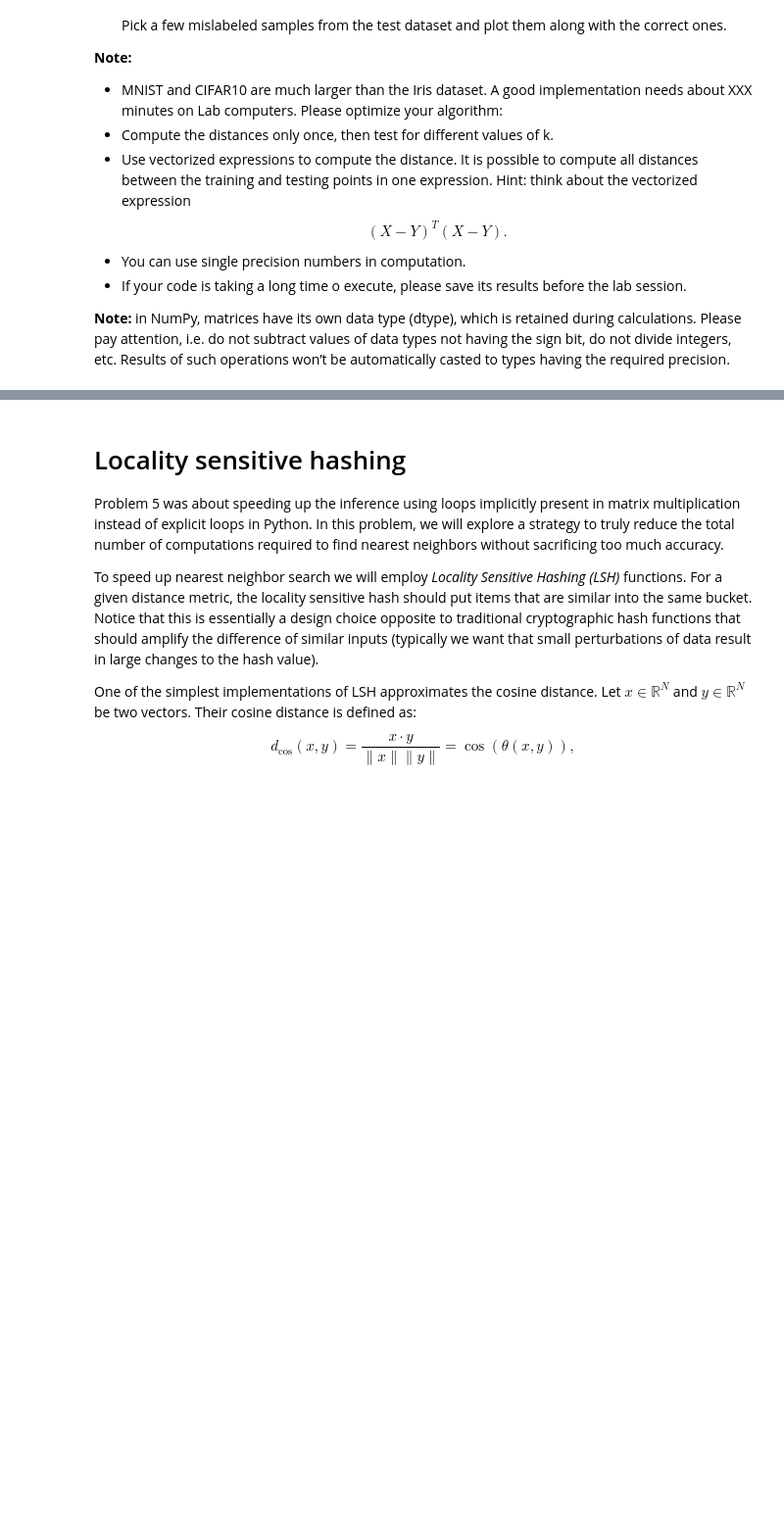
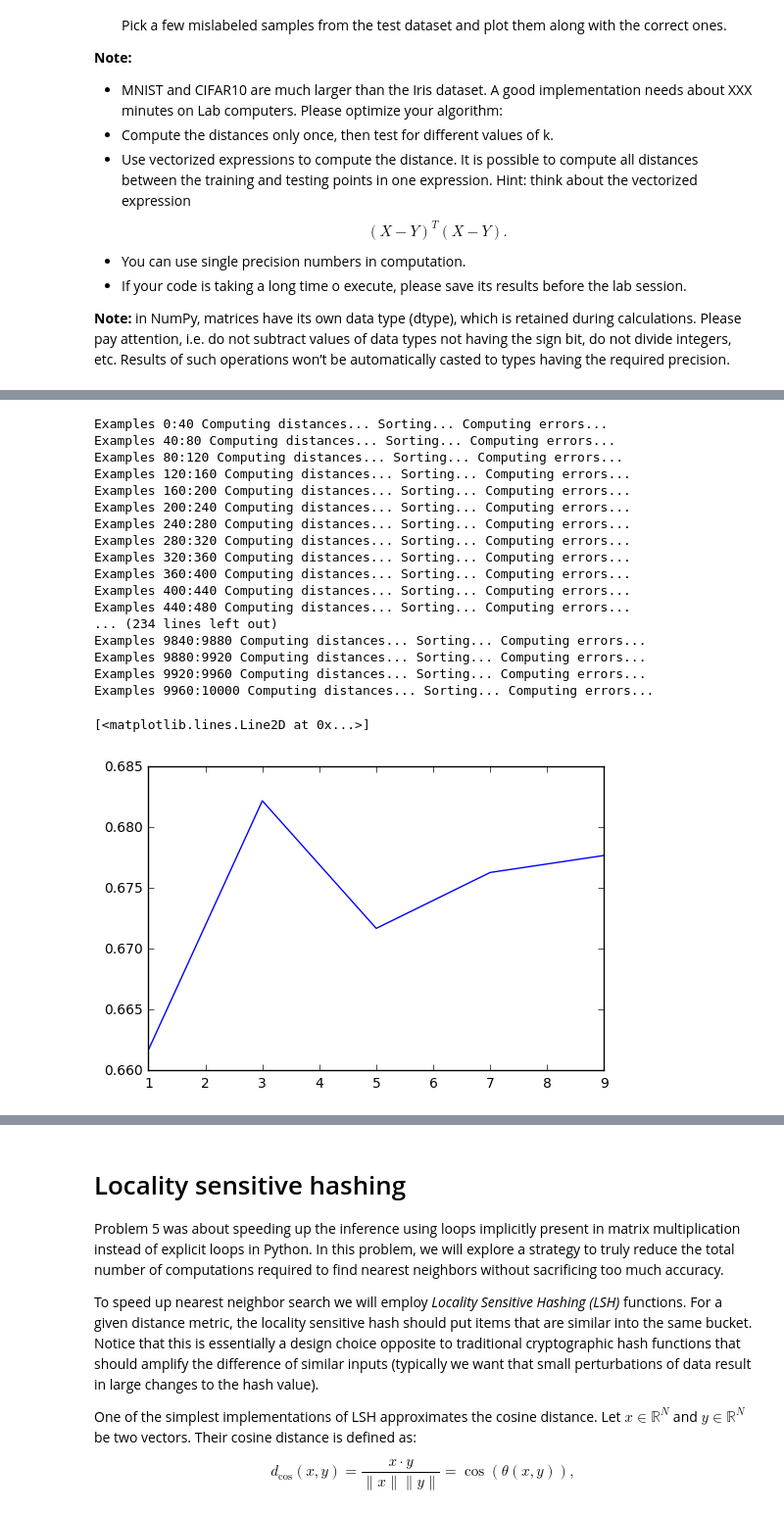
Before and after one commit to zyks/nn_assignments, a Jupyter notebook: assignment1/Assignment1.ipynb, the cells around one changed output, grey strips where cells are left out. Shown at 98% size. Saved outputs shown, nothing was run; the diff lists cells and outputs as text; code cells hidden in the pictures; blank space fills up the shorter version.

```diff
--- a/assignment1/Assignment1.ipynb
+++ b/assignment1/Assignment1.ipynb
@@ -507,0 +572,35 @@ print("When k=%d the test error rate is %.1f%%" % (mnist_test_errs[0,0], mnist_t
+# %%
+#
+# Now repeat the k-NN training for CIFAR10
+#
+cifar10_train_X = (cifar10_train.data_sources[0].reshape(cifar10_train.num_examples, -1) / 255.0).astype(np.single)
+cifar10_train_Y = cifar10_train.data_sources[1].ravel()
+
+cifar10_valid_X = (cifar10_validation.data_sources[0].reshape(cifar10_validation.num_examples, -1) / 255.0).astype(np.single)
+cifar10_valid_Y = cifar10_validation.data_sources[1].ravel()
+
+
+# Now find the best k on the validation set
+
+cifar10_validation_errs = KNN(cifar10_train_X, cifar10_train_Y, cifar10_valid_X, cifar10_valid_Y, [1,3,5,7,9], batch_size=40)
+plt.plot(cifar10_validation_errs[0,:], cifar10_validation_errs[1,:])
+# %% [output]
+Examples 0:40 Computing distances... Sorting... Computing errors...
+Examples 40:80 Computing distances... Sorting... Computing errors...
+Examples 80:120 Computing distances... Sorting... Computing errors...
+Examples 120:160 Computing distances... Sorting... Computing errors...
+Examples 160:200 Computing distances... Sorting... Computing errors...
+Examples 200:240 Computing distances... Sorting... Computing errors...
+Examples 240:280 Computing distances... Sorting... Computing errors...
+Examples 280:320 Computing distances... Sorting... Computing errors...
+Examples 320:360 Computing distances... Sorting... Computing errors...
+Examples 360:400 Computing distances... Sorting... Computing errors...
+Examples 400:440 Computing distances... Sorting... Computing errors...
+Examples 440:480 Computing distances... Sorting... Computing errors...
+... (234 lines left out)
+Examples 9840:9880 Computing distances... Sorting... Computing errors...
+Examples 9880:9920 Computing distances... Sorting... Computing errors...
+Examples 9920:9960 Computing distances... Sorting... Computing errors...
+Examples 9960:10000 Computing distances... Sorting... Computing errors...
+[<matplotlib.lines.Line2D at 0x...>]
+[figure, added]
```
Also changed, not shown: parts of 13 cells of this notebook.
